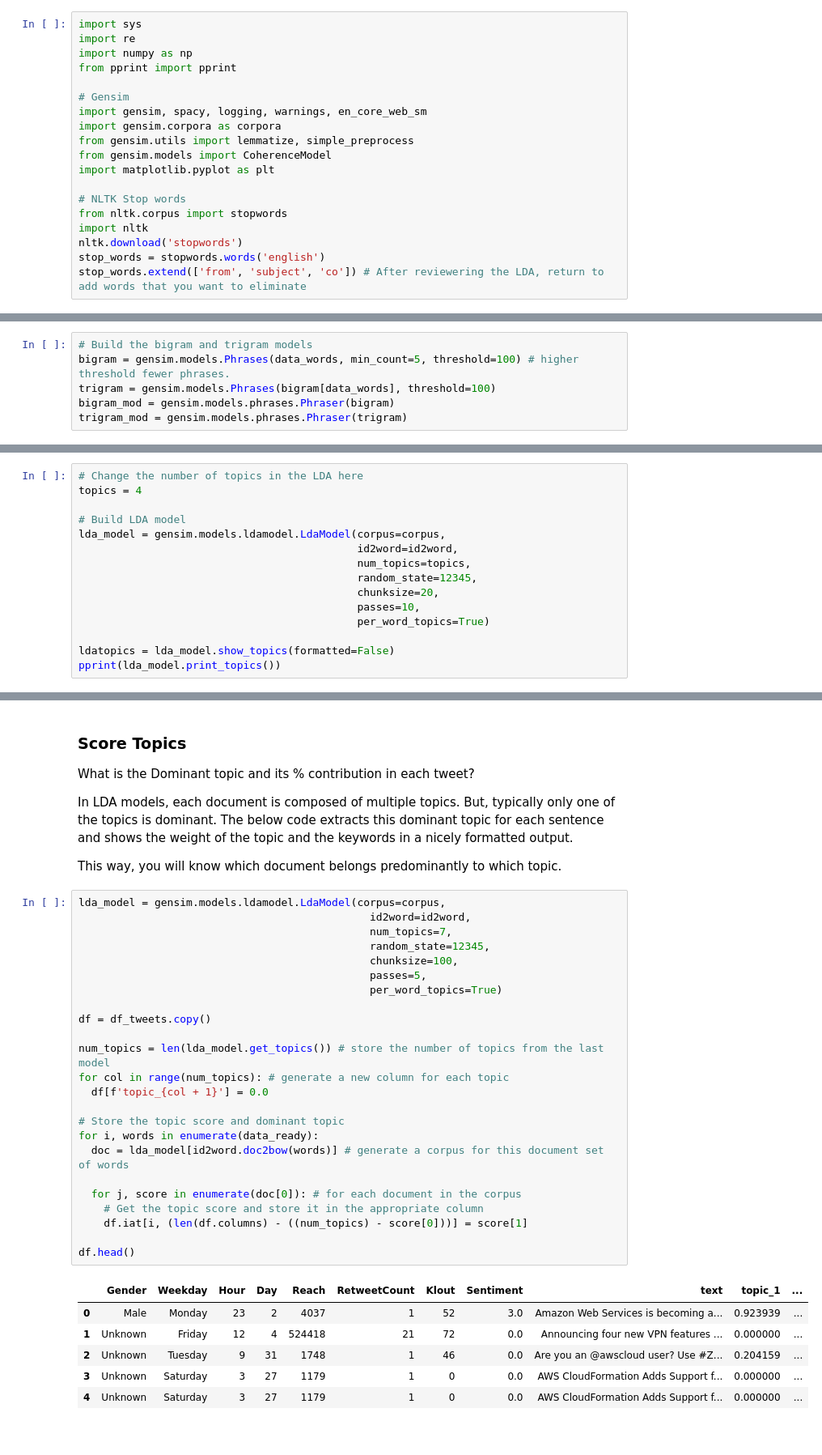
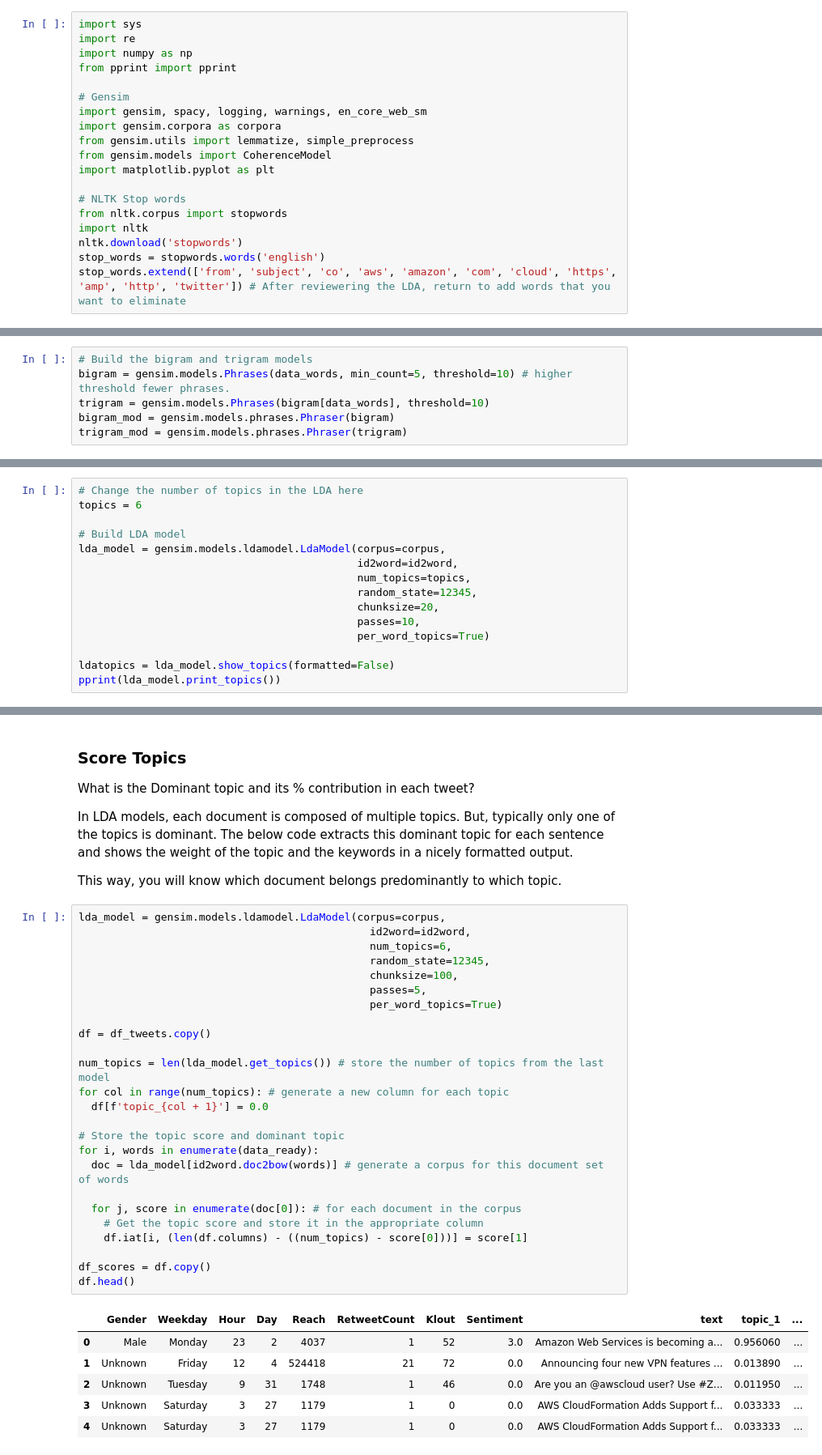
Before and after one commit to idayley/IS455, a Jupyter notebook: 3 Textbook/11 TextAnalytics.ipynb, the cells around one changed output, grey strips where cells are left out. Shown at 81% size. Cells and saved outputs as stored; diff of their text form.

```diff
--- a/3 Textbook/11 TextAnalytics.ipynb
+++ b/3 Textbook/11 TextAnalytics.ipynb
@@ -59,7 +41,7 @@ from nltk.corpus import stopwords
 import nltk
 nltk.download('stopwords')
 stop_words = stopwords.words('english')
-stop_words.extend(['from', 'subject', 'co']) # After reviewering the LDA, return to add words that you want to eliminate
+stop_words.extend(['from', 'subject', 'co', 'aws', 'amazon', 'com', 'cloud', 'https', 'amp', 'http', 'twitter']) # After reviewering the LDA, return to add words that you want to eliminate
 # %% [output]
 [nltk_data] Downloading package stopwords to /root/nltk_data...
 [nltk_data]   Package stopwords is already up-to-date!
@@ -109,8 +91,8 @@ Corpus size: 279889
 ### Add Bigrams, Trigrams, and Stem
 # %%
 # Build the bigram and trigram models
-bigram = gensim.models.Phrases(data_words, min_count=5, threshold=100) # higher threshold fewer phrases.
-trigram = gensim.models.Phrases(bigram[data_words], threshold=100)
+bigram = gensim.models.Phrases(data_words, min_count=5, threshold=10) # higher threshold fewer phrases.
+trigram = gensim.models.Phrases(bigram[data_words], threshold=10)
 bigram_mod = gensim.models.phrases.Phraser(bigram)
 trigram_mod = gensim.models.phrases.Phraser(trigram)
 # %% [markdown]
@@ -196,6 +178,6 @@ corpus
 # %%
 # Change the number of topics in the LDA here
-topics = 4
+topics = 6
 
 # Build LDA model
 lda_model = gensim.models.ldamodel.LdaModel(corpus=corpus,
@@ -281,34 +257,35 @@ This way, you will know which document belongs predominantly to which topic.
 # %%
 lda_model = gensim.models.ldamodel.LdaModel(corpus=corpus,
                                               id2word=id2word,
-                                              num_topics=7,
+                                              num_topics=6,
                                               random_state=12345,
                                               chunksize=100,
                                               passes=5,
                                               per_word_topics=True)
 
 df = df_tweets.copy()
 
 num_topics = len(lda_model.get_topics()) # store the number of topics from the last model
 for col in range(num_topics): # generate a new column for each topic
   df[f'topic_{col + 1}'] = 0.0
 
 # Store the topic score and dominant topic
 for i, words in enumerate(data_ready):
   doc = lda_model[id2word.doc2bow(words)] # generate a corpus for this document set of words
 
   for j, score in enumerate(doc[0]): # for each document in the corpus
     # Get the topic score and store it in the appropriate column
     df.iat[i, (len(df.columns) - ((num_topics) - score[0]))] = score[1]
 
+df_scores = df.copy()
 df.head()
 # %% [output]
 |  | Gender | Weekday | Hour | Day | Reach | RetweetCount | Klout | Sentiment | text | topic_1 | ... |
-| 0 | Male | Monday | 23 | 2 | 4037 | 1 | 52 | 3.0 | Amazon Web Services is becoming a... | 0.923939 | ... |
-| 1 | Unknown | Friday | 12 | 4 | 524418 | 21 | 72 | 0.0 | Announcing four new VPN features ... | 0.000000 | ... |
-| 2 | Unknown | Tuesday | 9 | 31 | 1748 | 1 | 46 | 0.0 | Are you an @awscloud user? Use #Z... | 0.204159 | ... |
-| 3 | Unknown | Saturday | 3 | 27 | 1179 | 1 | 0 | 0.0 | AWS CloudFormation Adds Support f... | 0.000000 | ... |
-| 4 | Unknown | Saturday | 3 | 27 | 1179 | 1 | 0 | 0.0 | AWS CloudFormation Adds Support f... | 0.000000 | ... |
+| 0 | Male | Monday | 23 | 2 | 4037 | 1 | 52 | 3.0 | Amazon Web Services is becoming a... | 0.956060 | ... |
+| 1 | Unknown | Friday | 12 | 4 | 524418 | 21 | 72 | 0.0 | Announcing four new VPN features ... | 0.013890 | ... |
+| 2 | Unknown | Tuesday | 9 | 31 | 1748 | 1 | 46 | 0.0 | Are you an @awscloud user? Use #Z... | 0.011950 | ... |
+| 3 | Unknown | Saturday | 3 | 27 | 1179 | 1 | 0 | 0.0 | AWS CloudFormation Adds Support f... | 0.033333 | ... |
+| 4 | Unknown | Saturday | 3 | 27 | 1179 | 1 | 0 | 0.0 | AWS CloudFormation Adds Support f... | 0.033333 | ... |
 # %% [markdown]
 ### Representative Sentence
 Sometimes you want to get samples of sentences that most represent a given topic. This code gets the most exemplar sentence for each topic.
```
Also changed, not shown: parts of 17 cells of this notebook, 2 other files.
